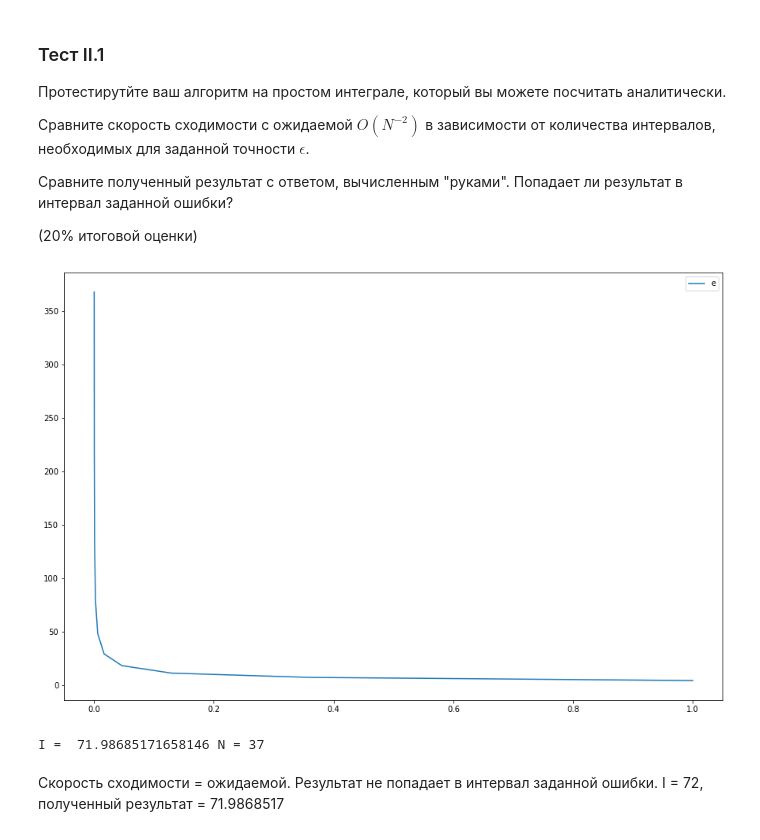
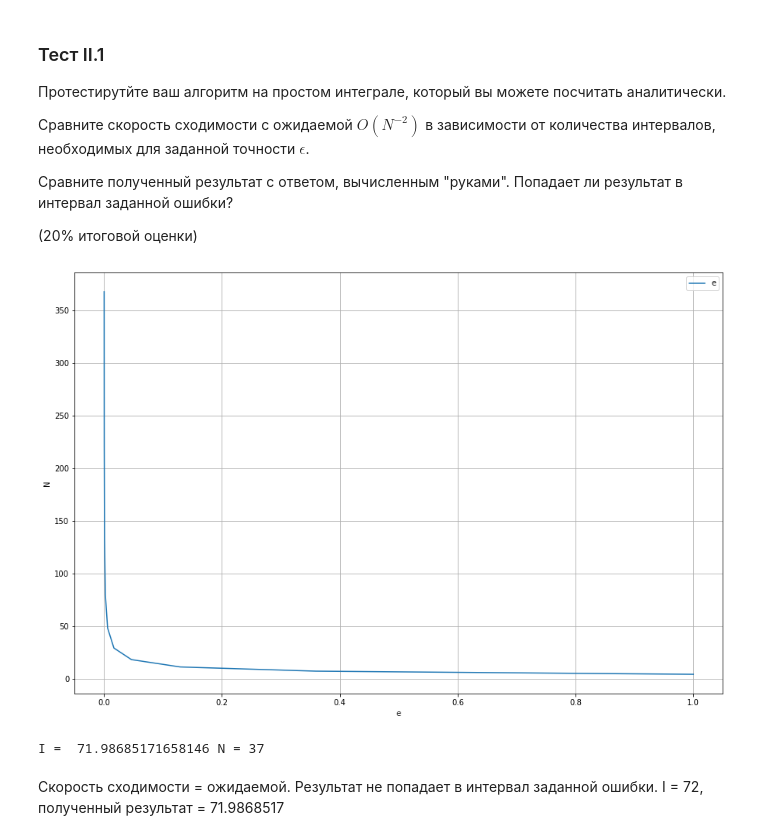
Before and after one commit to ariunaK/213, a Jupyter notebook: week_3_calculus.ipynb, the cells around one changed output. Cells and saved outputs as stored; diff of their text form; code cells hidden in the pictures.

```diff
--- a/week_3_calculus.ipynb
+++ b/week_3_calculus.ipynb
@@ -197,20 +197,20 @@ def midpoint_rule(func, a, b, eps):
     """
     # YOUR CODE HERE
     n = 1
-    h = (b - a) / n
-    I_n = func((a + b) / 2) * h
-    c = (a + b) / 2
-    I_2n = (func((a + c) / 2) + func((c + b) / 2)) * h / (2 * n)
-    while abs(I_2n - I_n) >= eps:
+    i_n = func((a + b) / 2) * (b - a)
+    i_2n = (func((a + (a + b) / 2) / 2) + func(((a + b) / 2 + b) / 2)) * (b - a) / 2
+    while abs(i_2n - i_n) >= eps:
         n += 1
+
         h = (b - a) / n
-        I_n = 0
-        I_2n = 0
-        for i in range(n):
-            I_n += h * (func((i + 0.5) * h))
-            I_2n += h / 2 * (func((i + 0.5) * (h / 2)))
+        i = np.arange(1, n + 1)
+        i_n = (func(a + (i - 0.5) * h) * h).sum()
 
-    integral = I_n
+        h = (b - a) / (2 * n)
+        i = np.arange(1, 2 * n + 1)
+        i_2n = (func(a + (i - 0.5) * h) * h).sum()
+
+    integral = i_n
     return integral, n
 # %% [markdown]
 ### Тест II.1
@@ -224,19 +224,22 @@ def midpoint_rule(func, a, b, eps):
 (20% итоговой оценки)
 # %%
 # YOUR CODE HERE
-def func(x): return x**2
+f = lambda x: x**2
 eps_arr = np.logspace(-4,0, num = 10)
 I_arr = np.array([])
 for eps in eps_arr:
-    I_arr = np.append(I_arr, midpoint_rule(func, 0, 6, eps)[1])
+    I_arr = np.append(I_arr, midpoint_rule(f, 0, 6, eps)[1])
 
 plt.figure(figsize = (15, 10))
+plt.xlabel('e')
+plt.ylabel('N')
+plt.grid(True)
 plt.plot(eps_arr, I_arr, '-', label = 'e')
 plt.legend()
 plt.show()
-print('I = ', midpoint_rule(func, 0, 6, 0.01)[0], 'N =', midpoint_rule(func, 0, 6, 10**(-2))[1] )
+print('I = ', midpoint_rule(f, 0, 6, 0.01)[0], 'N =', midpoint_rule(f, 0, 6, 10**(-2))[1] )
 # %% [output]
-[figure, old version]
+[figure, new version]
 I =  71.98685171658146 N = 37
 # %% [markdown]
  Скорость сходимости = ожидаемой. Результат не попадает в интервал заданной ошибки. I = 72, полученный результат = 71.9868517
```
Also changed, not shown: parts of 2 cells of this notebook.
